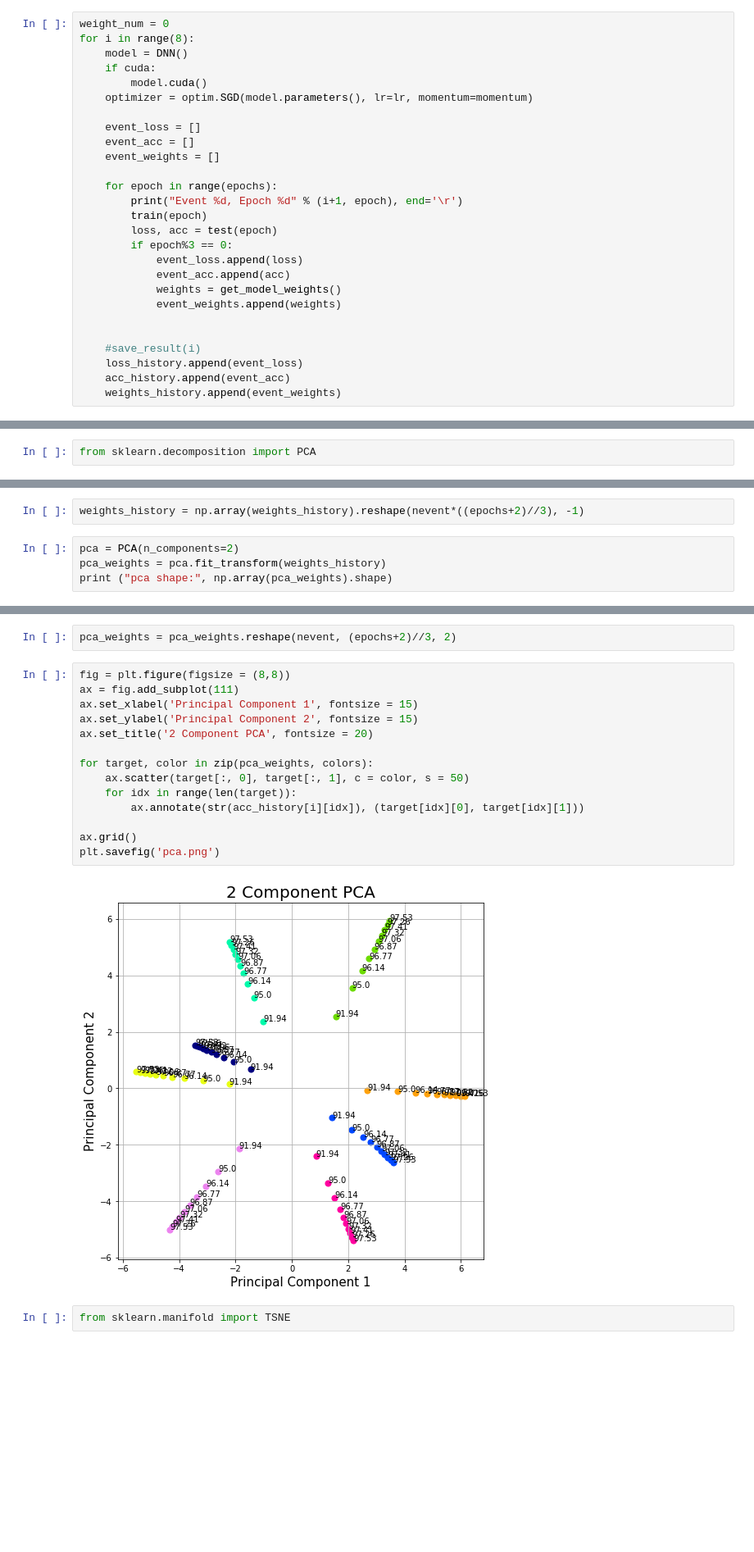
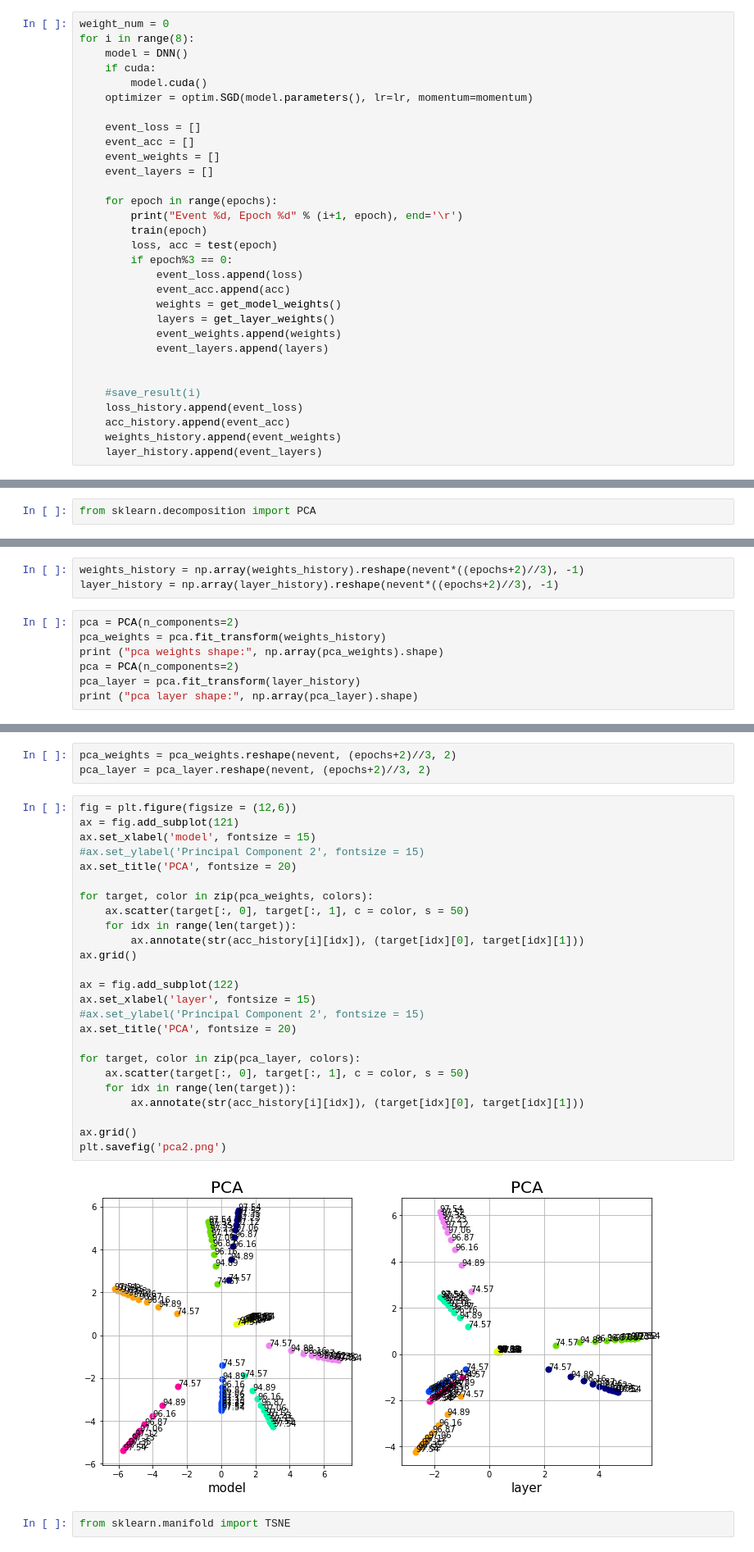
Before and after one commit to j40903272/mlds_2018spring, a Jupyter notebook: hw1/1-2/visualize_optimization.ipynb, the cells around one changed output, grey strips where cells are left out. Shown at 82% size. Cells and saved outputs as stored; diff of their text form; blank space fills up the shorter version.

Commit message:
1-2-1 add layer plot

```diff
--- a/hw1/1-2/visualize_optimization.ipynb
+++ b/hw1/1-2/visualize_optimization.ipynb
@@ -146,6 +154,7 @@ for i in range(8):
     event_loss = []
     event_acc = []
     event_weights = []
+    event_layers = []
 
     for epoch in range(epochs):
         print("Event %d, Epoch %d" % (i+1, epoch), end='\r')
@@ -155,13 +164,16 @@ for i in range(8):
             event_loss.append(loss)
             event_acc.append(acc)
             weights = get_model_weights()
+            layers = get_layer_weights()
             event_weights.append(weights)
+            event_layers.append(layers)
 
 
     #save_result(i)
     loss_history.append(event_loss)
     acc_history.append(event_acc)
     weights_history.append(event_weights)
+    layer_history.append(event_layers)
 # %% [output]
 Event 8, Epoch 29
 # %%
@@ -203,7 +217,11 @@ np.array(weights_history).shape
 # %%
 weights_history = np.array(weights_history).reshape(nevent*((epochs+2)//3), -1)
+layer_history = np.array(layer_history).reshape(nevent*((epochs+2)//3), -1)
 # %%
 pca = PCA(n_components=2)
 pca_weights = pca.fit_transform(weights_history)
-print ("pca shape:", np.array(pca_weights).shape)
+print ("pca weights shape:", np.array(pca_weights).shape)
+pca = PCA(n_components=2)
+pca_layer = pca.fit_transform(layer_history)
+print ("pca layer shape:", np.array(pca_layer).shape)
 # %% [output]
@@ -211,21 +230,33 @@ pca shape: (80, 2)
 # %%
 pca_weights = pca_weights.reshape(nevent, (epochs+2)//3, 2)
+pca_layer = pca_layer.reshape(nevent, (epochs+2)//3, 2)
 # %%
-fig = plt.figure(figsize = (8,8))
-ax = fig.add_subplot(111)
-ax.set_xlabel('Principal Component 1', fontsize = 15)
-ax.set_ylabel('Principal Component 2', fontsize = 15)
-ax.set_title('2 Component PCA', fontsize = 20)
+fig = plt.figure(figsize = (12,6))
+ax = fig.add_subplot(121)
+ax.set_xlabel('model', fontsize = 15)
+#ax.set_ylabel('Principal Component 2', fontsize = 15)
+ax.set_title('PCA', fontsize = 20)
 
 for target, color in zip(pca_weights, colors):
     ax.scatter(target[:, 0], target[:, 1], c = color, s = 50)
     for idx in range(len(target)):
         ax.annotate(str(acc_history[i][idx]), (target[idx][0], target[idx][1]))
+ax.grid()
+
+ax = fig.add_subplot(122)
+ax.set_xlabel('layer', fontsize = 15)
+#ax.set_ylabel('Principal Component 2', fontsize = 15)
+ax.set_title('PCA', fontsize = 20)
+
+for target, color in zip(pca_layer, colors):
+    ax.scatter(target[:, 0], target[:, 1], c = color, s = 50)
+    for idx in range(len(target)):
+        ax.annotate(str(acc_history[i][idx]), (target[idx][0], target[idx][1]))
 
 ax.grid()
-plt.savefig('pca.png')
+plt.savefig('pca2.png')
 # %% [output]
-[figure, old version]
+[figure, new version]
 # %%
 from sklearn.manifold import TSNE
 # %%
```
Also changed, not shown: parts of 9 cells of this notebook, 3 other files.
